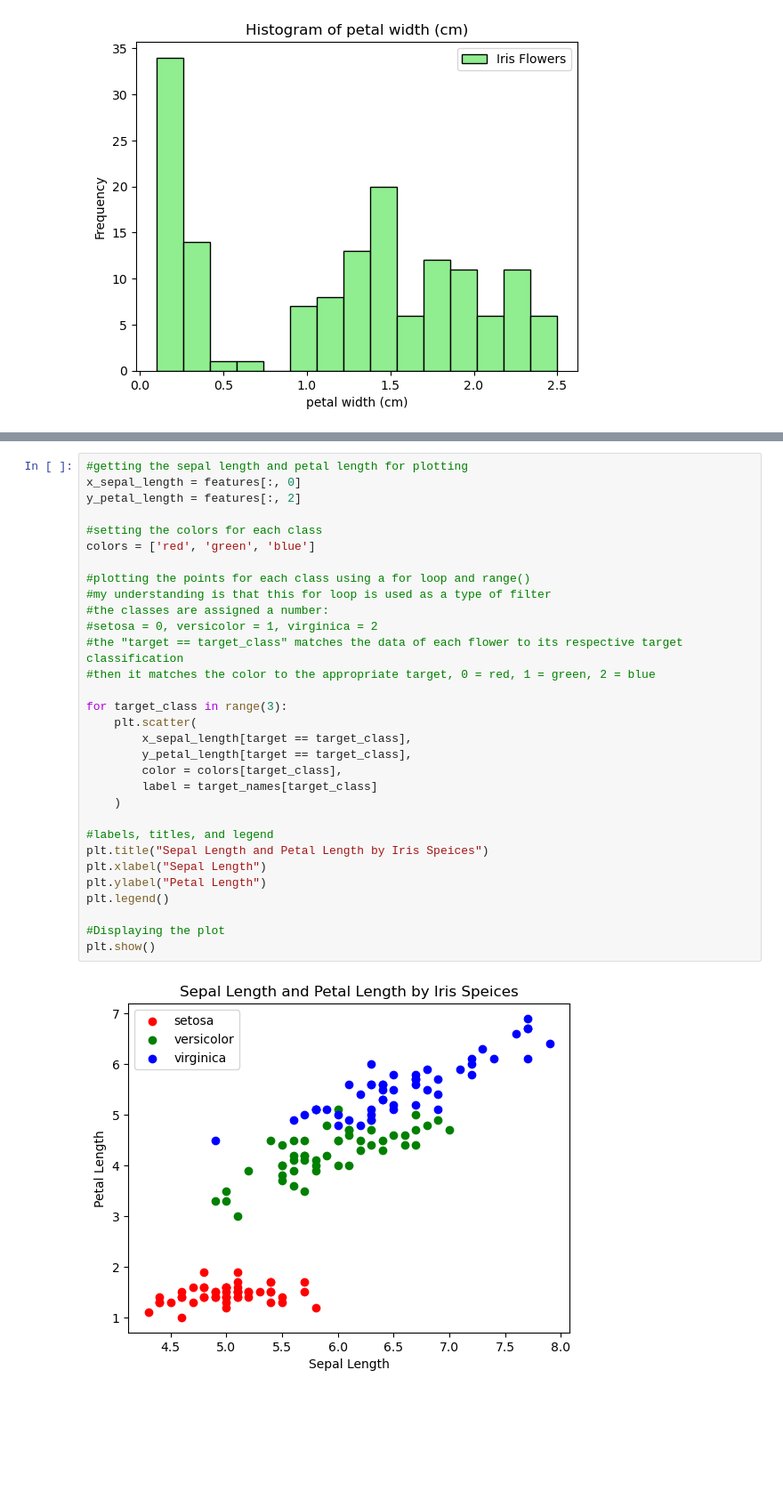
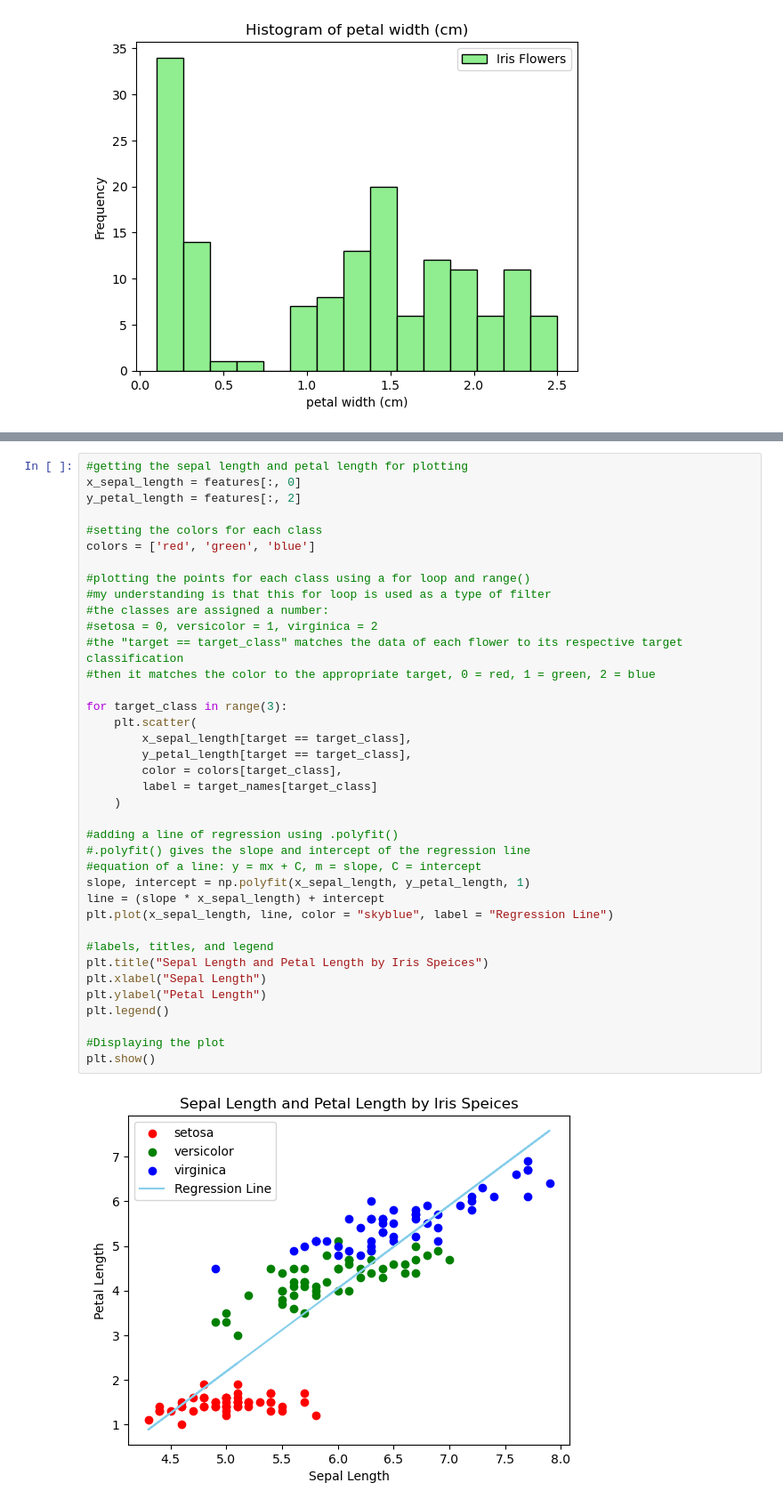
Before and after one commit to chavvy/pda-atu, a Jupyter notebook: tasks.ipynb, the cells around one changed output, grey strips where cells are left out. Shown: that part at 89% size. Cells and saved outputs as stored; diff of their text form; blank space fills up the shorter version.

```diff
--- a/tasks.ipynb
+++ b/tasks.ipynb
@@ -192,31 +193,38 @@ for name, column in zip(features_names, features.T):
 x_sepal_length = features[:, 0]
 y_petal_length = features[:, 2]
 
 #setting the colors for each class
 colors = ['red', 'green', 'blue']
 
 #plotting the points for each class using a for loop and range()
 #my understanding is that this for loop is used as a type of filter
 #the classes are assigned a number:
 #setosa = 0, versicolor = 1, virginica = 2
 #the "target == target_class" matches the data of each flower to its respective target classification
 #then it matches the color to the appropriate target, 0 = red, 1 = green, 2 = blue
 
 for target_class in range(3):
     plt.scatter(
         x_sepal_length[target == target_class],
         y_petal_length[target == target_class],
         color = colors[target_class],
         label = target_names[target_class]
     )
 
+#adding a line of regression using .polyfit()
+#.polyfit() gives the slope and intercept of the regression line
+#equation of a line: y = mx + C, m = slope, C = intercept
+slope, intercept = np.polyfit(x_sepal_length, y_petal_length, 1)
+line = (slope * x_sepal_length) + intercept
+plt.plot(x_sepal_length, line, color = "skyblue", label = "Regression Line")
+
 #labels, titles, and legend
 plt.title("Sepal Length and Petal Length by Iris Speices")
 plt.xlabel("Sepal Length")
 plt.ylabel("Petal Length")
 plt.legend()
 
 #Displaying the plot
 plt.show()
 # %% [output]
-[figure, old version]
+[figure, new version]
```
Also changed, not shown: parts of 2 cells of this notebook.
